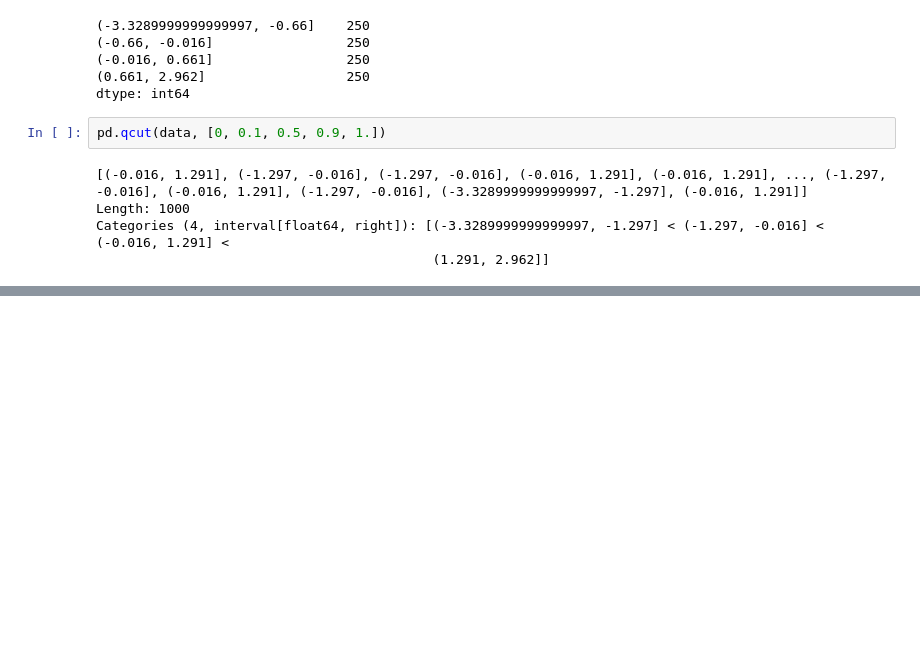
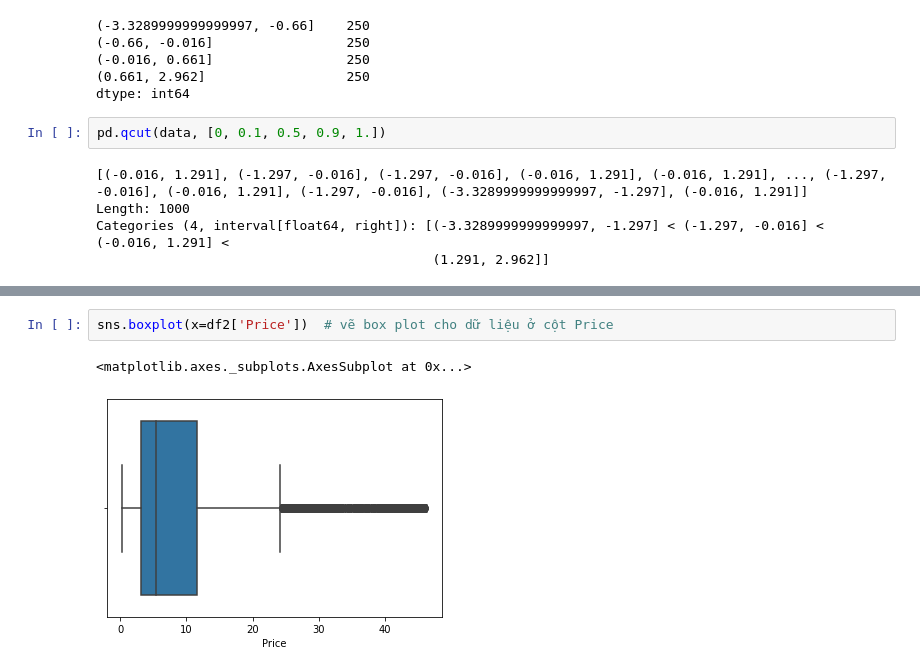
Before and after one commit to mark3000-010701/Dataanalyst, a Jupyter notebook: Thực_Hành_Tiền_Xử_Lí_2_.ipynb, the cells around one changed output, grey strips where cells are left out. Cells and saved outputs as stored; diff of their text form; blank space fills up the shorter version.

```diff
--- a/Thực_Hành_Tiền_Xử_Lí_2_.ipynb
+++ b/Thực_Hành_Tiền_Xử_Lí_2_.ipynb
@@ -100,0 +218,5 @@ Categories (4, interval[float64, right]): [(-3.3289999999999997, -1.297] < (-1.2
+# %%
+sns.boxplot(x=df2['Price'])  # vẽ box plot cho dữ liệu ở cột Price
+# %% [output]
+<matplotlib.axes._subplots.AxesSubplot at 0x...>
+[figure, added]
```
Also changed, not shown: parts of 41 cells of this notebook.
